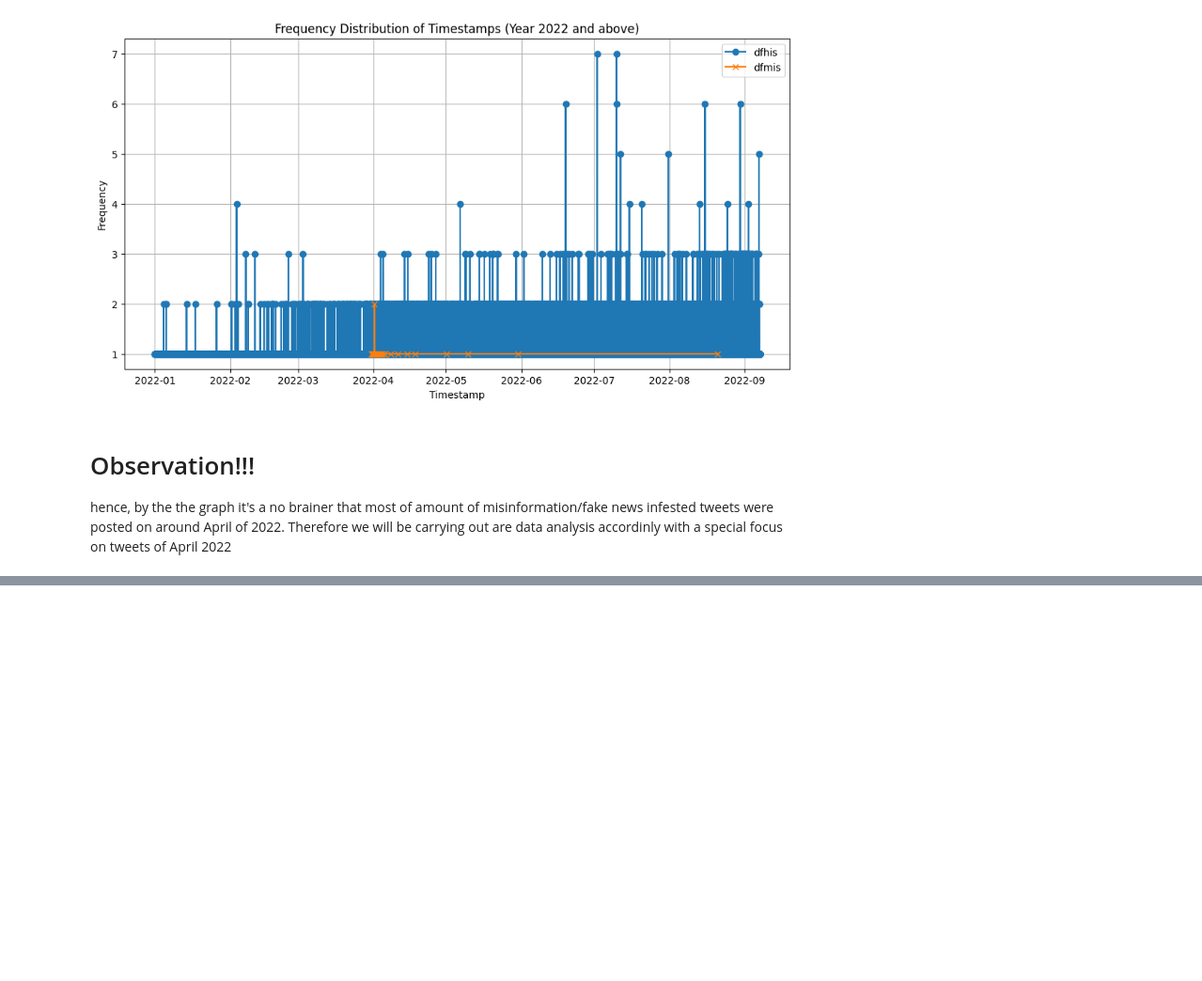
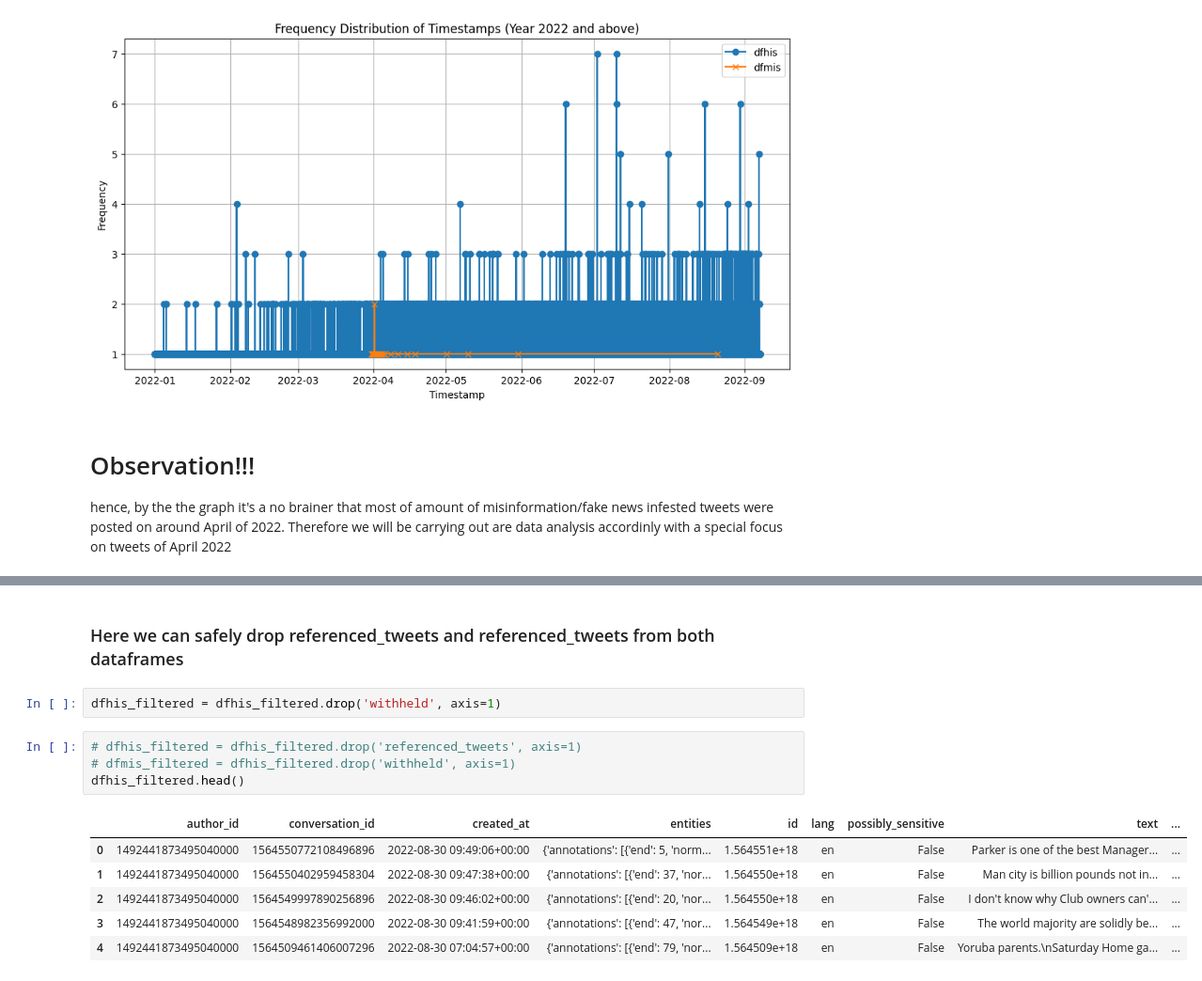
Before and after one commit to SidKad2003/SIMPP_ingforyou, a Jupyter notebook: SIMPforData.ipynb, the cells around one changed output, grey strips where cells are left out. Shown at 94% size. Saved outputs shown, nothing was run; the diff lists cells and outputs as text; blank space fills up the shorter version.

```diff
--- a/SIMPforData.ipynb
+++ b/SIMPforData.ipynb
@@ -121,0 +267,15 @@ hence, by the the graph it's a no brainer that most of amount of misinformation/
+# %% [markdown]
+### Here we can safely drop referenced_tweets and referenced_tweets from both dataframes
+# %%
+dfhis_filtered = dfhis_filtered.drop('withheld', axis=1)
+# %%
+# dfhis_filtered = dfhis_filtered.drop('referenced_tweets', axis=1)
+# dfmis_filtered = dfhis_filtered.drop('withheld', axis=1)
+dfhis_filtered.head()
+# %% [output]
+|  | author_id | conversation_id | created_at | entities | id | lang | possibly_sensitive | text | ... |
+| 0 | 1492441873495040000 | 1564550772108496896 | 2022-08-30 09:49:06+00:00 | {'annotations': [{'end': 5, 'norm... | 1.564551e+18 | en | False | Parker is one of the best Manager... | ... |
+| 1 | 1492441873495040000 | 1564550402959458304 | 2022-08-30 09:47:38+00:00 | {'annotations': [{'end': 37, 'nor... | 1.564550e+18 | en | False | Man city is billion pounds not in... | ... |
+| 2 | 1492441873495040000 | 1564549997890256896 | 2022-08-30 09:46:02+00:00 | {'annotations': [{'end': 20, 'nor... | 1.564550e+18 | en | False | I don't know why Club owners can'... | ... |
+| 3 | 1492441873495040000 | 1564548982356992000 | 2022-08-30 09:41:59+00:00 | {'annotations': [{'end': 47, 'nor... | 1.564549e+18 | en | False | The world majority are solidly be... | ... |
+| 4 | 1492441873495040000 | 1564509461406007296 | 2022-08-30 07:04:57+00:00 | {'annotations': [{'end': 79, 'nor... | 1.564509e+18 | en | False | Yoruba parents.\nSaturday Home ga... | ... |
```
Also changed, not shown: parts of 16 cells of this notebook.
